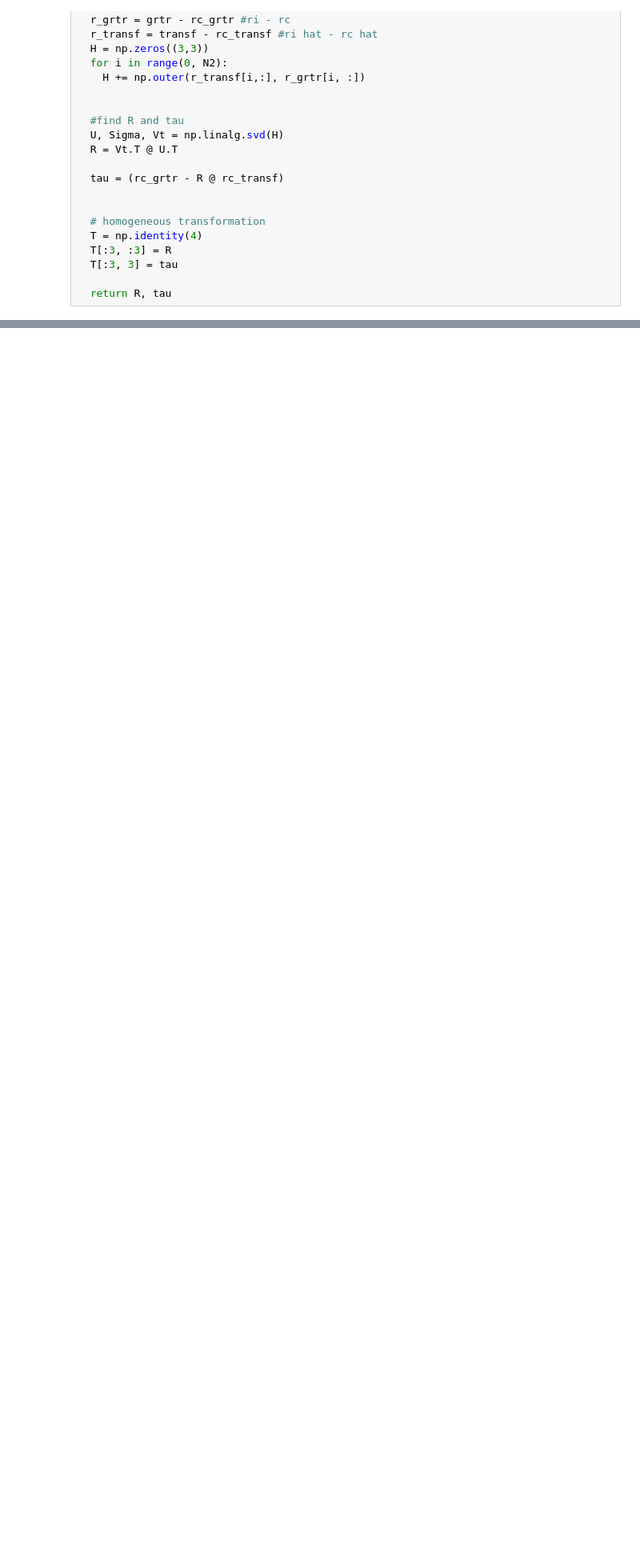
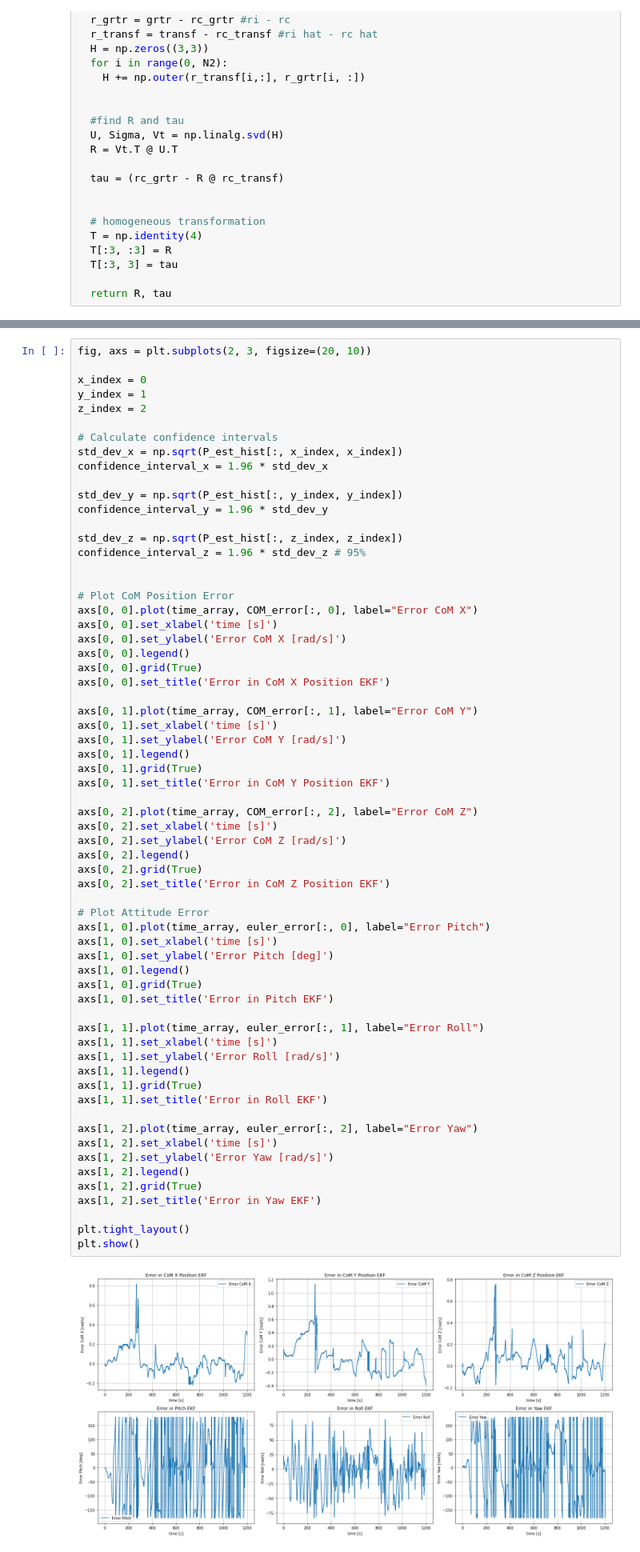
Before and after one commit to annasulzer/273-final-project, a Jupyter notebook: simulate_playground_EKF.ipynb, the cells around one changed output, grey strips where cells are left out. Shown at 80% size. Saved outputs shown, nothing was run; the diff lists cells and outputs as text; blank space fills up the shorter version.

```diff
--- a/simulate_playground_EKF.ipynb
+++ b/simulate_playground_EKF.ipynb
@@ -480,0 +501,66 @@ Text(0.5, 1.0, 'Estimated vs. True Yaw EKF')
+# %%
+fig, axs = plt.subplots(2, 3, figsize=(20, 10))
+
+x_index = 0
+y_index = 1
+z_index = 2
+
+# Calculate confidence intervals
+std_dev_x = np.sqrt(P_est_hist[:, x_index, x_index])
+confidence_interval_x = 1.96 * std_dev_x
+
+std_dev_y = np.sqrt(P_est_hist[:, y_index, y_index])
+confidence_interval_y = 1.96 * std_dev_y
+
+std_dev_z = np.sqrt(P_est_hist[:, z_index, z_index])
+confidence_interval_z = 1.96 * std_dev_z # 95%
+
+
+# Plot CoM Position Error
+axs[0, 0].plot(time_array, COM_error[:, 0], label="Error CoM X")
+axs[0, 0].set_xlabel('time [s]')
+axs[0, 0].set_ylabel('Error CoM X [rad/s]')
+axs[0, 0].legend()
+axs[0, 0].grid(True)
+axs[0, 0].set_title('Error in CoM X Position EKF')
+
+axs[0, 1].plot(time_array, COM_error[:, 1], label="Error CoM Y")
+axs[0, 1].set_xlabel('time [s]')
+axs[0, 1].set_ylabel('Error CoM Y [rad/s]')
+axs[0, 1].legend()
+axs[0, 1].grid(True)
+axs[0, 1].set_title('Error in CoM Y Position EKF')
+
+axs[0, 2].plot(time_array, COM_error[:, 2], label="Error CoM Z")
+axs[0, 2].set_xlabel('time [s]')
+axs[0, 2].set_ylabel('Error CoM Z [rad/s]')
+axs[0, 2].legend()
+axs[0, 2].grid(True)
+axs[0, 2].set_title('Error in CoM Z Position EKF')
+
+# Plot Attitude Error
+axs[1, 0].plot(time_array, euler_error[:, 0], label="Error Pitch")
+axs[1, 0].set_xlabel('time [s]')
+axs[1, 0].set_ylabel('Error Pitch [deg]')
+axs[1, 0].legend()
+axs[1, 0].grid(True)
+axs[1, 0].set_title('Error in Pitch EKF')
+
+axs[1, 1].plot(time_array, euler_error[:, 1], label="Error Roll")
+axs[1, 1].set_xlabel('time [s]')
+axs[1, 1].set_ylabel('Error Roll [rad/s]')
+axs[1, 1].legend()
+axs[1, 1].grid(True)
+axs[1, 1].set_title('Error in Roll EKF')
+
+axs[1, 2].plot(time_array, euler_error[:, 2], label="Error Yaw")
+axs[1, 2].set_xlabel('time [s]')
+axs[1, 2].set_ylabel('Error Yaw [rad/s]')
+axs[1, 2].legend()
+axs[1, 2].grid(True)
+axs[1, 2].set_title('Error in Yaw EKF')
+
+plt.tight_layout()
+plt.show()
+# %% [output]
+[figure, added]
```
Also changed, not shown: parts of 11 cells of this notebook, 1 other file.
